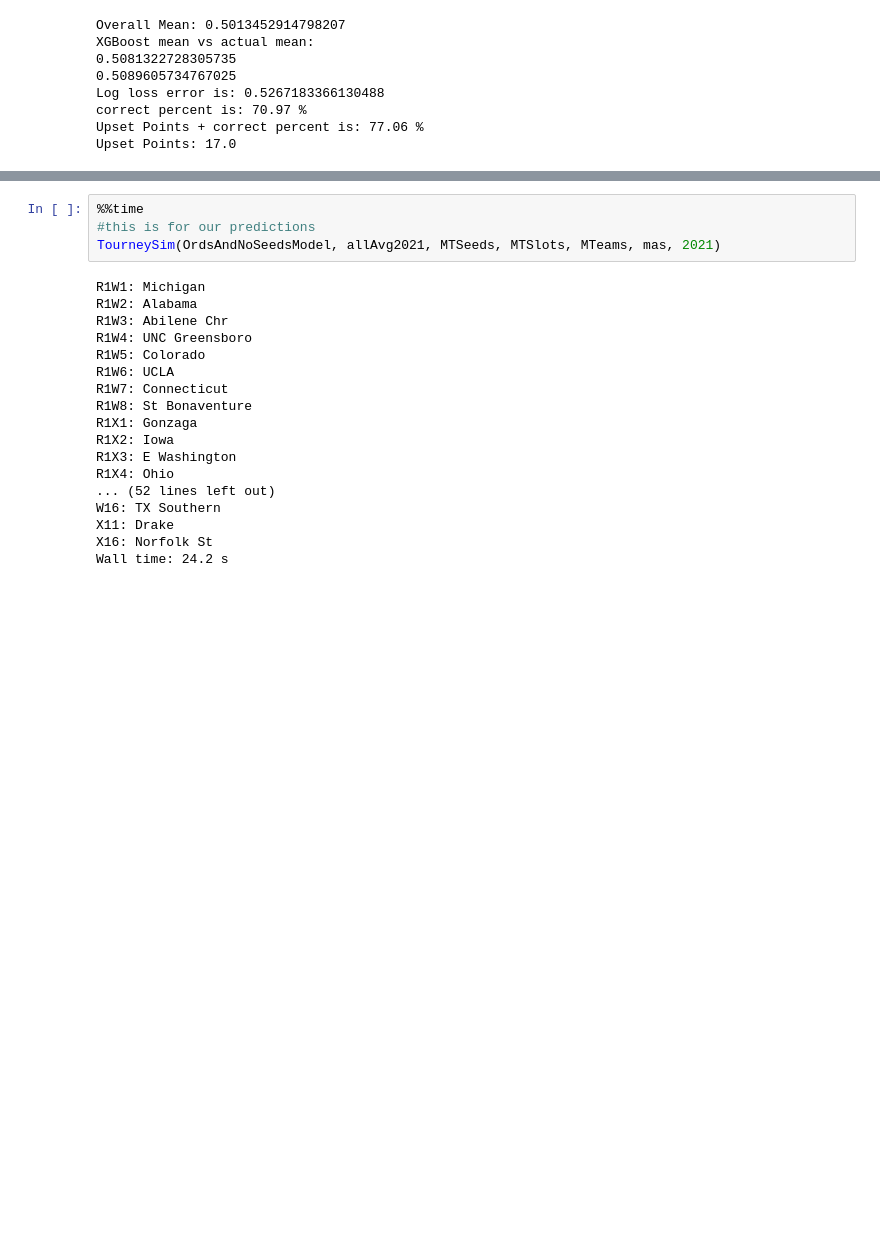
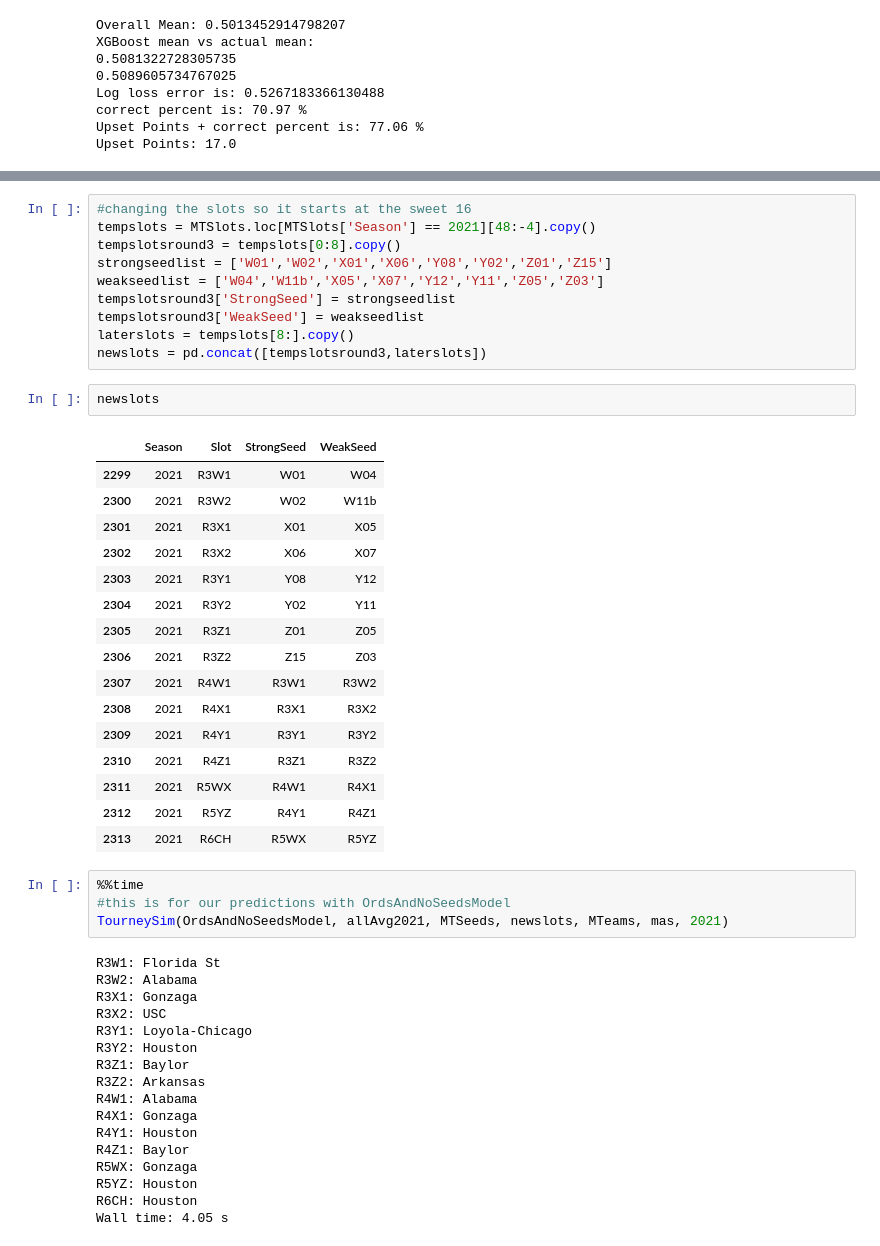
Before and after one commit to JCHampton/MarchMadnessAnalytics, a Jupyter notebook: MarchMadness/BasicModel.ipynb, the cells around one changed output, grey strips where cells are left out. Drawn from its saved outputs; the diff is of its cells as text; blank space fills up the shorter version.

```diff
--- a/MarchMadness/BasicModel.ipynb
+++ b/MarchMadness/BasicModel.ipynb
@@ -449,22 +504,50 @@ def TourneySim(Model, TeamsStats, TourneySeeds, TourneySlots, Teams, Ordinals, Y
+# %%
+#changing the slots so it starts at the sweet 16
+tempslots = MTSlots.loc[MTSlots['Season'] == 2021][48:-4].copy()
+tempslotsround3 = tempslots[0:8].copy()
+strongseedlist = ['W01','W02','X01','X06','Y08','Y02','Z01','Z15']
+weakseedlist = ['W04','W11b','X05','X07','Y12','Y11','Z05','Z03']
+tempslotsround3['StrongSeed'] = strongseedlist
+tempslotsround3['WeakSeed'] = weakseedlist
+laterslots = tempslots[8:].copy()
+newslots = pd.concat([tempslotsround3,laterslots])
+# %%
+newslots
+# %% [output]
+|  | Season | Slot | StrongSeed | WeakSeed |
+| 2299 | 2021 | R3W1 | W01 | W04 |
+| 2300 | 2021 | R3W2 | W02 | W11b |
+| 2301 | 2021 | R3X1 | X01 | X05 |
+| 2302 | 2021 | R3X2 | X06 | X07 |
+| 2303 | 2021 | R3Y1 | Y08 | Y12 |
+| 2304 | 2021 | R3Y2 | Y02 | Y11 |
+| 2305 | 2021 | R3Z1 | Z01 | Z05 |
+| 2306 | 2021 | R3Z2 | Z15 | Z03 |
+| 2307 | 2021 | R4W1 | R3W1 | R3W2 |
+| 2308 | 2021 | R4X1 | R3X1 | R3X2 |
+| 2309 | 2021 | R4Y1 | R3Y1 | R3Y2 |
+| 2310 | 2021 | R4Z1 | R3Z1 | R3Z2 |
+| 2311 | 2021 | R5WX | R4W1 | R4X1 |
+| 2312 | 2021 | R5YZ | R4Y1 | R4Z1 |
+| 2313 | 2021 | R6CH | R5WX | R5YZ |
 # %%
 %%time
-#this is for our predictions
-TourneySim(OrdsAndNoSeedsModel, allAvg2021, MTSeeds, MTSlots, MTeams, mas, 2021)
+#this is for our predictions with OrdsAndNoSeedsModel
+TourneySim(OrdsAndNoSeedsModel, allAvg2021, MTSeeds, newslots, MTeams, mas, 2021)
 # %% [output]
-R1W1: Michigan
-R1W2: Alabama
-R1W3: Abilene Chr
-R1W4: UNC Greensboro
-R1W5: Colorado
-R1W6: UCLA
-R1W7: Connecticut
-R1W8: St Bonaventure
-R1X1: Gonzaga
-R1X2: Iowa
-R1X3: E Washington
-R1X4: Ohio
-... (52 lines left out)
-W16: TX Southern
-X11: Drake
-X16: Norfolk St
-Wall time: 24.2 s
+R3W1: Florida St
+R3W2: Alabama
+R3X1: Gonzaga
+R3X2: USC
+R3Y1: Loyola-Chicago
+R3Y2: Houston
+R3Z1: Baylor
+R3Z2: Arkansas
+R4W1: Alabama
+R4X1: Gonzaga
+R4Y1: Houston
+R4Z1: Baylor
+R5WX: Gonzaga
+R5YZ: Houston
+R6CH: Houston
+Wall time: 4.05 s
```
Also changed, not shown: parts of 9 cells of this notebook, 1 other file.
